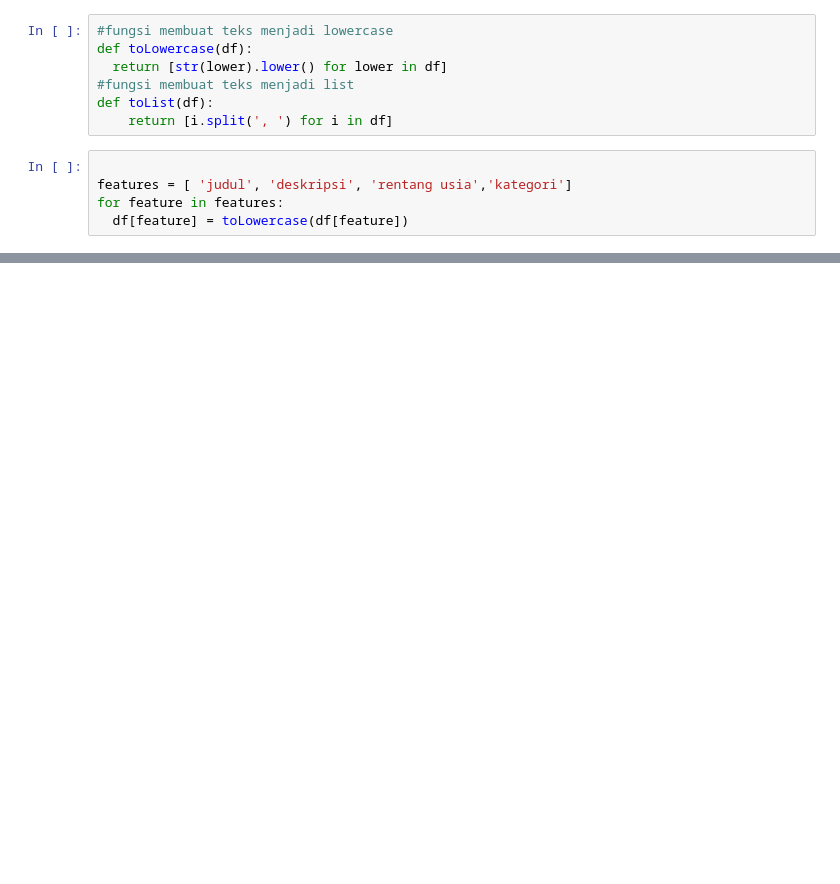
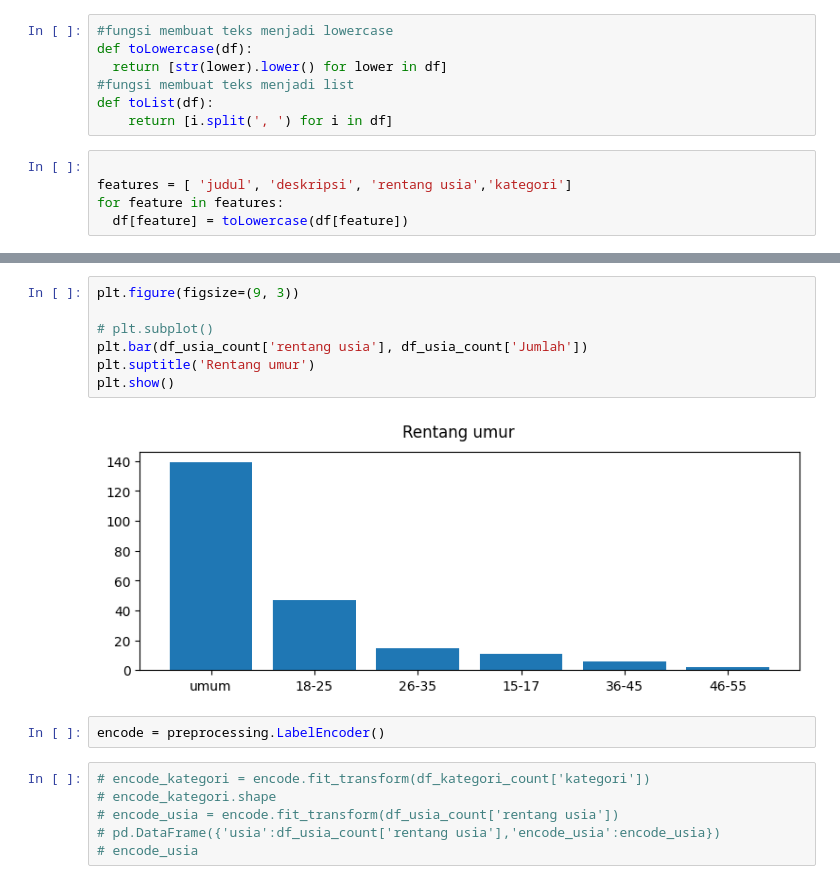
Before and after one commit to Bangkit-Capstone-C23-PC667/ML-Capstone-Project, a Jupyter notebook: Sistem_Rekomendasi_Content_Based.ipynb, the cells around one changed output, grey strips where cells are left out. Drawn from its saved outputs; the diff is of its cells as text; blank space fills up the shorter version.

```diff
--- a/Sistem_Rekomendasi_Content_Based.ipynb
+++ b/Sistem_Rekomendasi_Content_Based.ipynb
@@ -95,0 +126,17 @@ df_usia_count
+# %%
+plt.figure(figsize=(9, 3))
+
+# plt.subplot()
+plt.bar(df_usia_count['rentang usia'], df_usia_count['Jumlah'])
+plt.suptitle('Rentang umur')
+plt.show()
+# %% [output]
+[figure, added]
+# %%
+encode = preprocessing.LabelEncoder()
+# %%
+# encode_kategori = encode.fit_transform(df_kategori_count['kategori'])
+# encode_kategori.shape
+# encode_usia = encode.fit_transform(df_usia_count['rentang usia'])
+# pd.DataFrame({'usia':df_usia_count['rentang usia'],'encode_usia':encode_usia})
+# encode_usia
```
Also changed, not shown: parts of 40 cells of this notebook.
